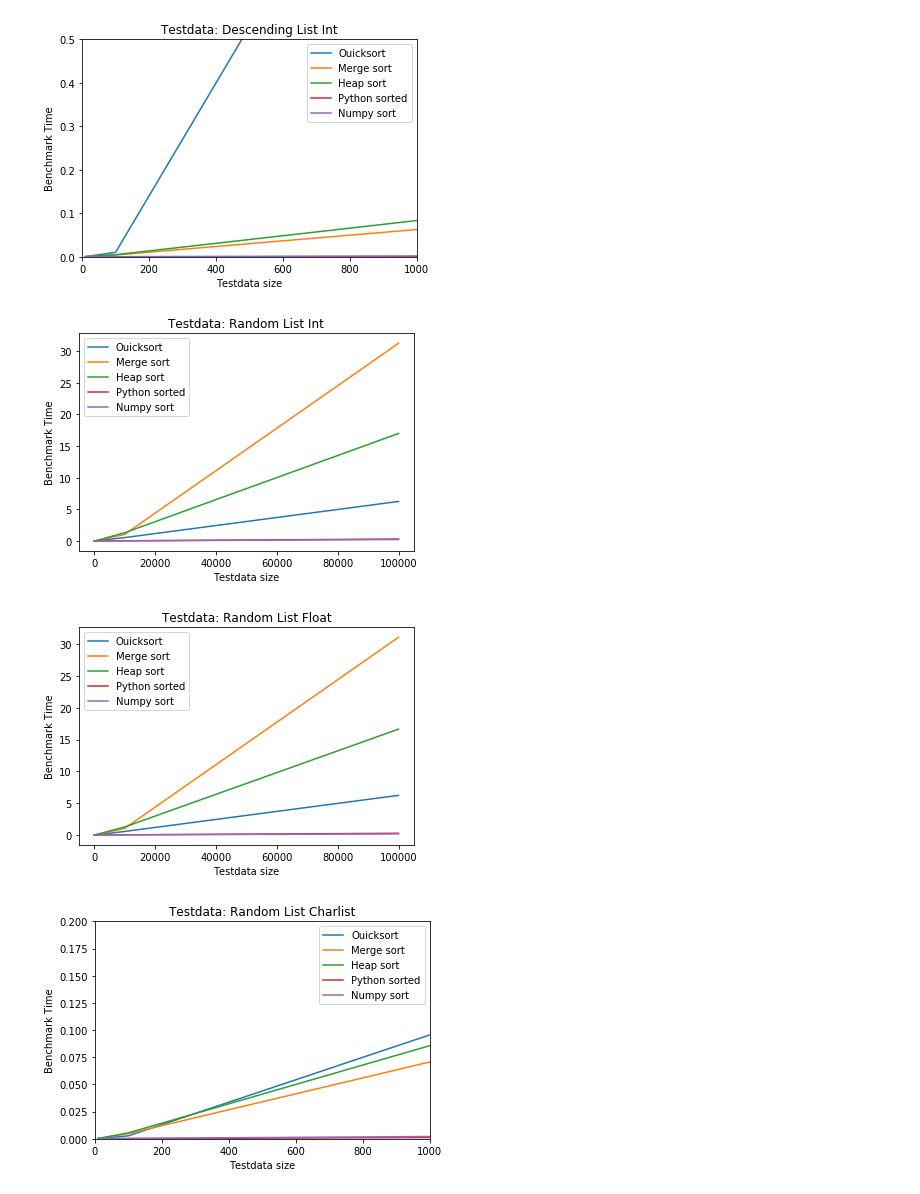
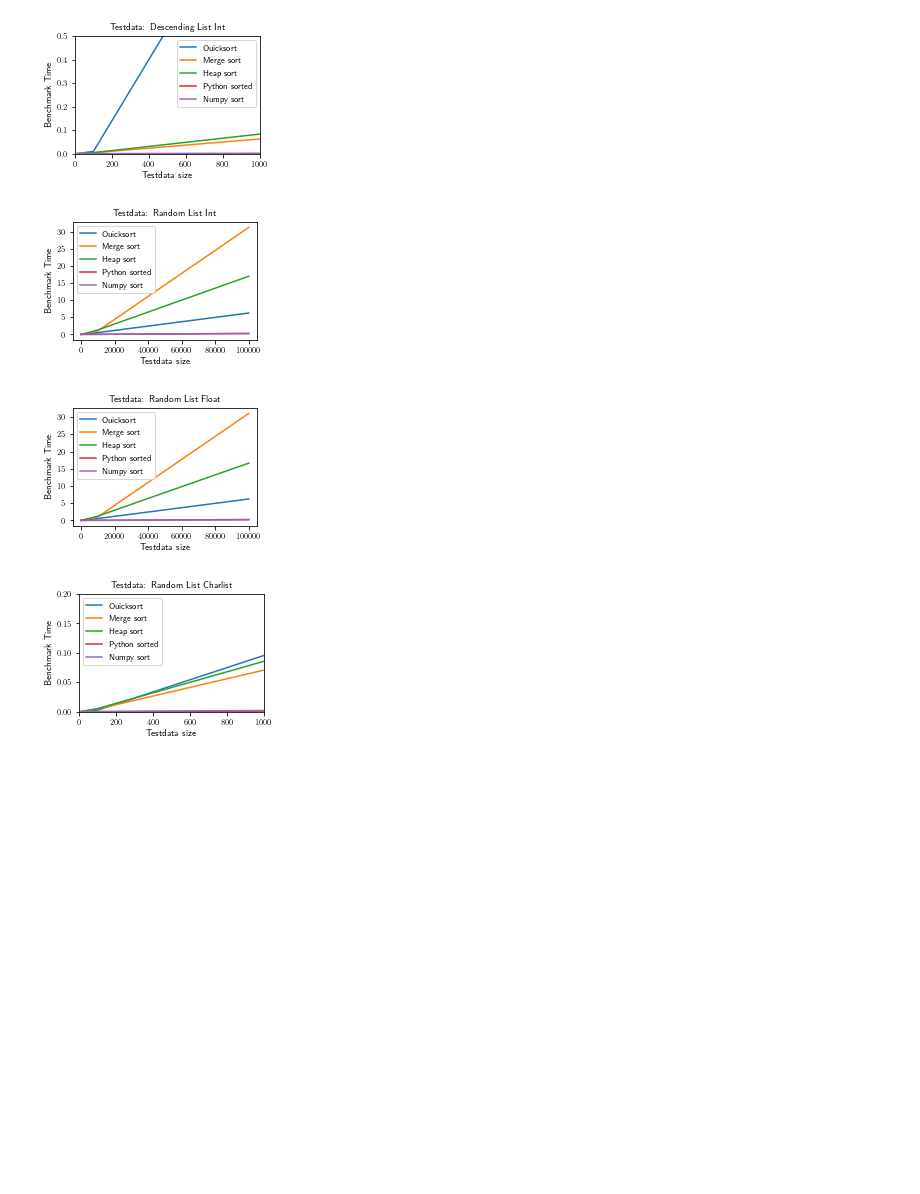
Before and after one commit to sababina/INF221, a Jupyter notebook: Semesteroppgave INF221/Benchmarking data/Plot.ipynb, the cells around one changed output. Saved outputs shown, nothing was run; the diff lists cells and outputs as text; code cells hidden in the pictures; blank space fills up the shorter version.

Commit message:
Added improved Plot file

```diff
--- a/Semesteroppgave INF221/Benchmarking data/Plot.ipynb
+++ b/Semesteroppgave INF221/Benchmarking data/Plot.ipynb
@@ -6,3 +1,21 @@ import matplotlib.pyplot as plt
+# %%
+import pandas as pd
+import seaborn as sns
+import matplotlib
+import matplotlib.pyplot as plt
+
+
+plt.rcParams['axes.titlesize'] = 9
+plt.rcParams['axes.labelsize'] = 9
+plt.rcParams['xtick.labelsize'] = 8
+plt.rcParams['ytick.labelsize'] = 8
+plt.rcParams['legend.fontsize'] = 8
+plt.rcParams['text.usetex'] = True
+
+def new_figure(height=55):
+    "Return figure with width 84mm and given height in mm."
+
+    return plt.figure(figsize=(84/25.4, height/25.4))
 # %%
 quick_sort = pandas.read_pickle("quick_sort",compression=None)
 # %%
@@ -68,16 +88,26 @@ y = plt.title('Testdata: Ascending List Int')
 # %%
+fig = new_figure()
+ax = fig.add_subplot(1, 1, 1)
+
 ax = sns.lineplot(x = 'Size', y = 'descending_list_int', data=df_quick, label = "Ouicksort")
 ax = sns.lineplot(x = 'Size', y = 'descending_list_int', data=df_merge, label = "Merge sort")
 ax = sns.lineplot(x = 'Size', y = 'descending_list_int', data=df_heap, label = "Heap sort")
 ax = sns.lineplot(x = 'Size', y = 'descending_list_int', data=df_python, label = "Python sorted")
 ax = sns.lineplot(x = 'Size', y = 'descending_list_int', data=df_numpy, label = "Numpy sort")
+
 x = plt.axis(xmin=0, xmax=1000, ymin=0, ymax=0.500)
 y = plt.ylabel('Benchmark Time')
 x = plt.xlabel('Testdata size')
 y = plt.title('Testdata: Descending List Int')
+
+ax.legend()
+fig.savefig('descending_list_int_plot.pdf', bbox_inches='tight')
 # %% [output]
-[figure, old version]
+[figure, new version]
 # %%
+fig = new_figure()
+ax = fig.add_subplot(1, 1, 1)
+
 ax = sns.lineplot(x = 'Size', y = 'random_list_int', data=df_quick, label = "Ouicksort")
 ax = sns.lineplot(x = 'Size', y = 'random_list_int', data=df_merge, label = "Merge sort")
 ax = sns.lineplot(x = 'Size', y = 'random_list_int', data=df_heap, label = "Heap sort")
@@ -87,9 +117,14 @@ ax = sns.lineplot(x = 'Size', y = 'random_list_int', data=df_numpy, label = "Num
 y = plt.ylabel('Benchmark Time')
 x = plt.xlabel('Testdata size')
 y = plt.title('Testdata: Random List Int')
+
+ax.legend()
+fig.savefig('random_list_int_plot.pdf', bbox_inches='tight')
 # %% [output]
-[figure, old version]
+[figure, new version]
 # %%
+fig = new_figure()
+ax = fig.add_subplot(1, 1, 1)
 ax = sns.lineplot(x = 'Size', y = 'random_list_float', data=df_quick, label = "Ouicksort")
 ax = sns.lineplot(x = 'Size', y = 'random_list_float', data=df_merge, label = "Merge sort")
 ax = sns.lineplot(x = 'Size', y = 'random_list_float', data=df_heap, label = "Heap sort")
@@ -99,17 +134,24 @@ ax = sns.lineplot(x = 'Size', y = 'random_list_float', data=df_numpy, label = "N
 y = plt.ylabel('Benchmark Time')
 x = plt.xlabel('Testdata size')
 y = plt.title('Testdata: Random List Float')
+ax.legend()
+fig.savefig('random_list_float_plot.pdf', bbox_inches='tight')
 # %% [output]
-[figure, old version]
+[figure, new version]
 # %%
+fig = new_figure()
+ax = fig.add_subplot(1, 1, 1)
 ax = sns.lineplot(x = 'Size', y = 'random_charlist', data=df_quick, label = "Ouicksort")
 ax = sns.lineplot(x = 'Size', y = 'random_charlist', data=df_merge, label = "Merge sort")
 ax = sns.lineplot(x = 'Size', y = 'random_charlist', data=df_heap, label = "Heap sort")
 ax = sns.lineplot(x = 'Size', y = 'random_charlist', data=df_python, label = "Python sorted")
 ax = sns.lineplot(x = 'Size', y = 'random_charlist', data=df_numpy, label = "Numpy sort")
+
 x = plt.axis(xmin=0, xmax=1000, ymin=0, ymax=0.2)
 y = plt.ylabel('Benchmark Time')
 x = plt.xlabel('Testdata size')
 y = plt.title('Testdata: Random List Charlist')
+ax.legend()
+fig.savefig('random_charlist_plot.pdf', bbox_inches='tight')
 # %% [output]
-[figure, old version]
+[figure, new version]
```
Also changed, not shown: parts of 2 cells of this notebook.
